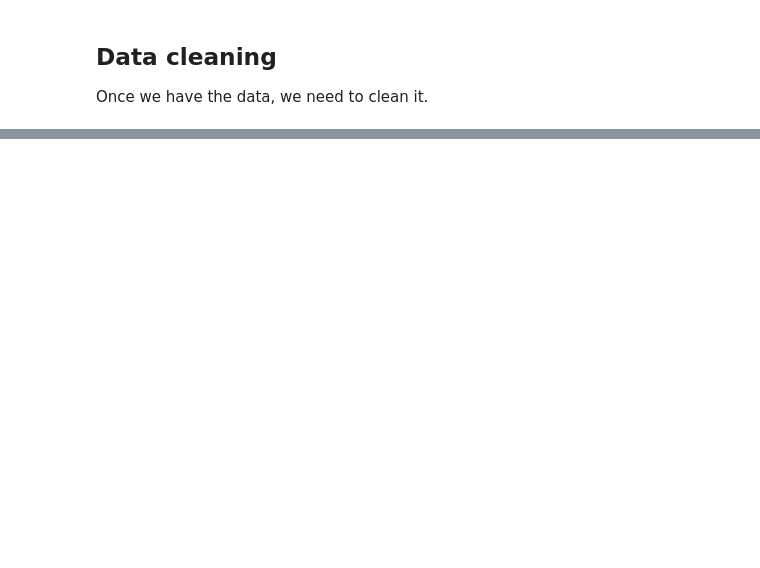
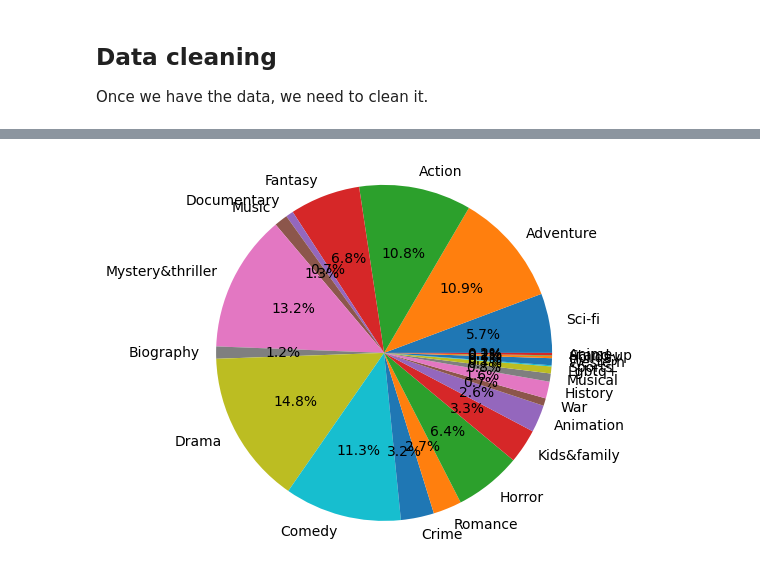
Before and after one commit to MaximeSzymanski/FilmScrapping, a Jupyter notebook: scrapping.ipynb, the cells around one changed output, grey strips where cells are left out. Saved outputs shown, nothing was run; the diff lists cells and outputs as text; code cells hidden in the pictures; blank space fills up the shorter version.

```diff
--- a/scrapping.ipynb
+++ b/scrapping.ipynb
@@ -284,0 +333,19 @@ df_expensive.plot.scatter(x='Box Office (Gross USA)', y='audiencescore')
+# %%
+import matplotlib.pyplot as plt
+
+df_filtered = {}
+for genre in list_of_genres:
+    df_filtered[genre] = len(df[df['Genre'].str.contains(genre)])
+# Repartition of the genres in the dataframe, with the number of movies for each genre.
+# plot the repartition of the genres, with the number of movies for each genre.
+# Création du graphique camembert
+fig, ax = plt.subplots()
+keys_list = list(map(str, df_filtered.keys()))
+values = list(df_filtered.values())
+ax.pie(values,labels=keys_list, autopct='%1.1f%%')
+plt.axis('equal')
+
+# Affichage du graphique
+plt.show()
+# %% [output]
+[figure, added]
```
Also changed, not shown: parts of 14 cells of this notebook, 1 other file.
